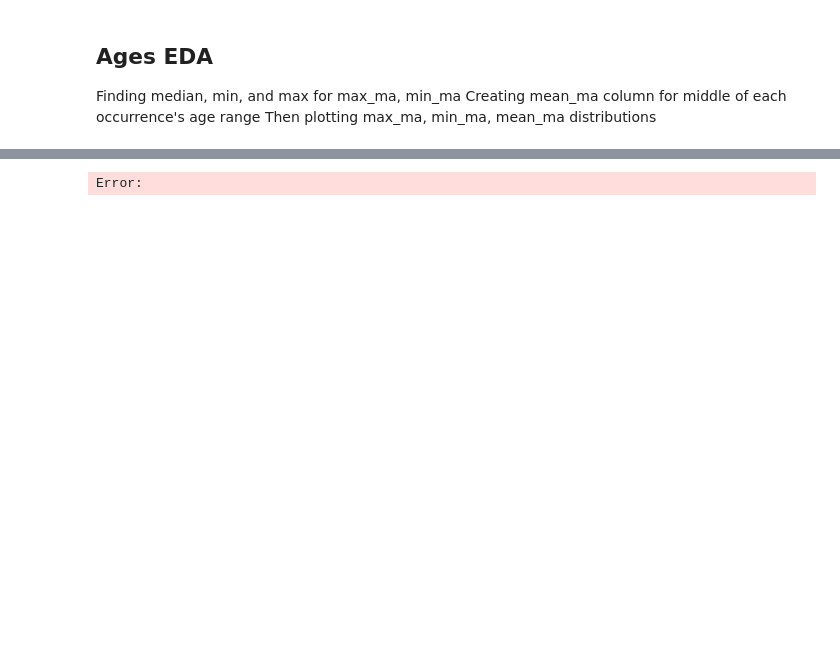
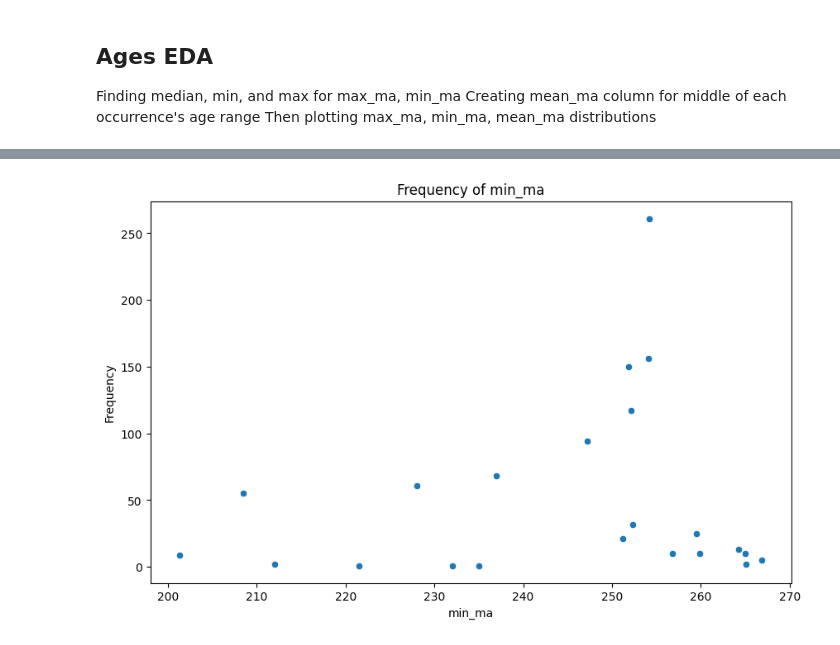
Before and after one commit to shelleylwang/BDNN_Arielli, a Jupyter notebook: synapsida_eda.ipynb, the cells around one changed output, grey strips where cells are left out. Drawn from its saved outputs; the diff is of its cells as text; code cells hidden in the pictures; blank space fills up the shorter version.

Commit message:
finished time eda of synapsida

```diff
--- a/synapsida_eda.ipynb
+++ b/synapsida_eda.ipynb
@@ -23,16 +112,17 @@ synapsida_filtered.describe()
 # Splitting the 'accepted_rank' column into genus and species columns (if available)
 
 # Create a new column 'species' filled with empty strings
-synapsida_filtered['species'] = ''
+synapsida_filtered_split = synapsida_filtered
+synapsida_filtered_split['species'] = ''
 
 # Loop through each row in the dataframe
-for index, row in synapsida_filtered.iterrows():
+for index, row in synapsida_filtered_split.iterrows():
     # Split the 'names' value into words
     accepted_name_split = row['accepted_name'].split()
 
     # If there are two words, update 'names' and 'name 2'
     if len(accepted_name_split) == 2:
-        synapsida_filtered.at[index, 'accepted_name'] = accepted_name_split[0]
-        synapsida_filtered.at[index, 'species'] = accepted_name_split[1]
+        synapsida_filtered_split.at[index, 'accepted_name'] = accepted_name_split[0]
+        synapsida_filtered_split.at[index, 'species'] = accepted_name_split[1]
 
-synapsid_filtered.head()
+synapsida_filtered_split.head()
@@ -46,4 +141,4 @@ synapsida_filtered.isna.sum()
 # %%
 # Rename accepted_name column, which now only contains genus to 'genus'
-synapsida2 = synapsida_filtered.rename(columns={'accepted_name':'genus'}, inplace=True)
+synapsida2 = synapsida_filtered_split.rename(columns={'accepted_name':'genus'})
 synapsida2.head()
@@ -57,3 +169,4 @@ synapsida2.describe()
 # %%
 # Creating mean age values column for each row
-synapsida2['mean_age'] = (synapsida2['early_age'] + synapsida2['late_age']) / 2
+synapsida2['mean_age'] = (synapsida2['max_ma'] + synapsida2['min_ma']) / 2
+synapsida2.head()
@@ -65,15 +203,15 @@ print(fad_frequency)
 # %%
 # Scatterplot function
 
-def scatter(x, title):
-    frequency = synapsida2[x].value_counts()
+def scatter(column_name):
+    frequency = synapsida2[column_name].value_counts()
     plt.figure(figsize=(10, 6))
-    sns.scatterplot(x=x, y=frequency data=synapsida2)
-    plt.title("Freqeuncy of " + title)
-    plt.xlabel(title)
+    sns.scatterplot(x=frequency.index, y=frequency.values)
+    plt.title("Frequency of " + column_name)
+    plt.xlabel(column_name)
     plt.ylabel("Frequency")
     plt.show()
-# %% [output]
-Error:
 # %%
-scatter(synapsida2['min_ma'], 'LAD')
+scatter('min_ma')
+# %% [output]
+[figure, added]
```
Also changed, not shown: parts of 19 cells of this notebook.
